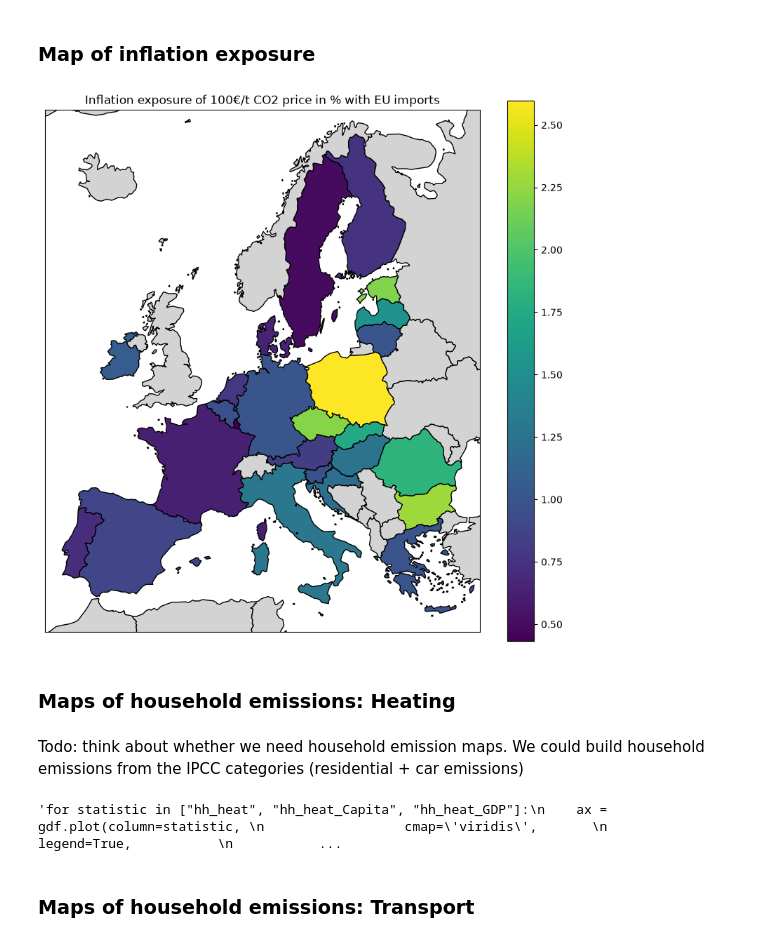
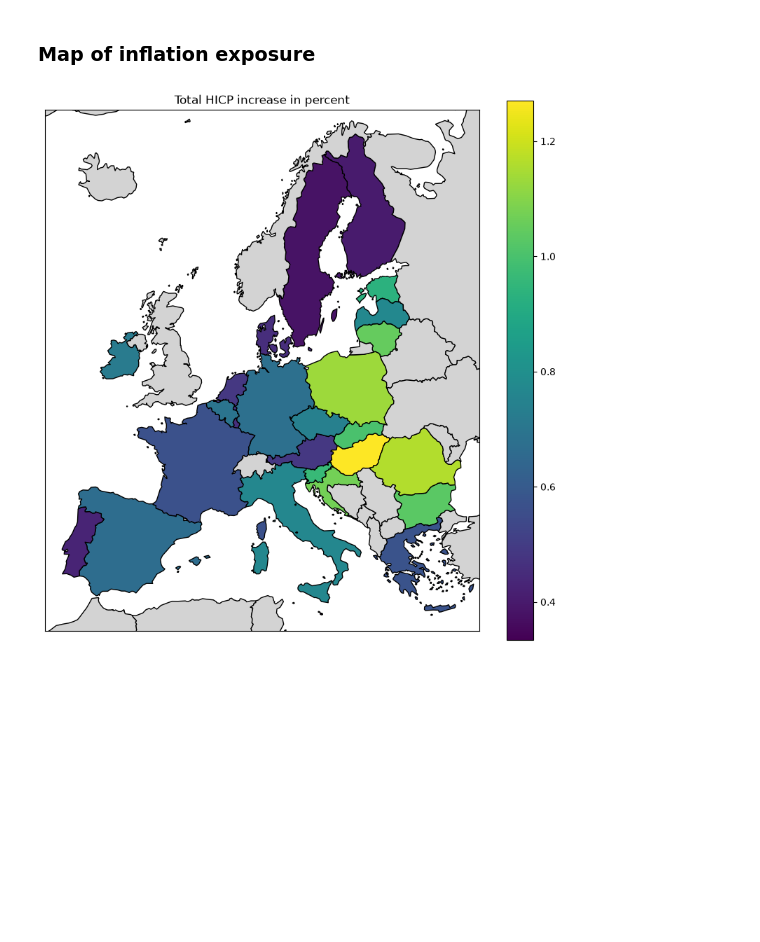
Before and after one commit to wirth-florian/eu-ets-inflation-impact, a Jupyter notebook: code/carbonflation_modelling.ipynb, the cells around one changed output. Saved outputs shown, nothing was run; the diff lists cells and outputs as text; code cells hidden in the pictures; blank space fills up the shorter version.

```diff
--- a/code/carbonflation_modelling.ipynb
+++ b/code/carbonflation_modelling.ipynb
@@ -292,5 +312,6 @@ plt.show()
 # %%
-df = q_ets1and2.develop().to_pandas()
+
+df = q_ets2.develop().to_pandas()
 
 top20 = df.sum().nlargest(19).index
 pct = df.div(df.sum(axis=1), axis=0) * 100
@@ -412,7 +415,7 @@ for country in countries:
 
 # diagonalize delta tau
 dtau_diag = dtau.diag()
-q_diag = q_ets1and2.diag()
+q_diag = q.diag()
 
 P = dtau_diag.mul(q_diag).mul(L)
 
@@ -485,7 +488,10 @@ dP_rec_ccp = Part(labels = [[{"countries":countries, "ccp":coicop_labs}],])
 dP_rec_d_ccp = Part(labels = [[{"countries":countries, "ccp":coicop_labs}],])
 dP_rec_i_ccp = Part(labels = [[{"countries":countries, "ccp":coicop_labs}],])
 
-sectoral_rec = Part(labels = [[{"countries":countries}],[{"sectors":sectors}]])
+all_sectors = sectors + ["Household heating emissions", "Household transport emissions"]
+sectoral_rec = Part(labels = [[{"countries":countries}],[{"sectors":all_sectors}]])
+
+
 sectoral_rec_ccp = Part(labels = [[{"countries":countries, "ccp":coicop_labs}],])
 
 # create new dataframe to store computed hicp inflation impacts
@@ -605,3 +611,8 @@ pop_df = pop_df[
 df["GDP"] = gdp_df.set_index("geo\\TIME_PERIOD")["2022"].astype(float)
 df["POP"] = pop_df.set_index("geo\\TIME_PERIOD")["2022"].astype(float)
 df["GDP_per_capita"] = df["GDP"] / df["POP"]
+
+for country in countries:
+    # average relative and absolute emission intensity of the country in tCO2 per million € output
+    df.loc[country, "Q"] = Q[country].sum(axis=0).data * 1e6
+    df.loc[country, "q"] = Q[country] / df.loc[country, "GDP"] * 1e6  # Emission intensity in tCO2 per million € output
@@ -977,25 +859,23 @@ plt.show()
 # %%
 gdf = gpd.read_file("../data/geodata/CNTR_RG_20M_2024_3035.gpkg")
 # rename EL to GR in the GeoDataFrame
 gdf["CNTR_ID"] = gdf["CNTR_ID"].replace({"EL": "GR"})
 gdf = gdf.merge(df, left_on="CNTR_ID", right_index=True, how="left")
 
-ax = gdf.plot(column='rec_hicp',
+ax = gdf.plot(column='hicp_total',
               cmap='viridis',
               legend=True,
               figsize=(10, 10),
               missing_kwds={'color': 'lightgrey'},
               edgecolor='black')
 
 # Set axis limits to only display the EU region
 ax.set_xlim(2500000, 6000000)
 ax.set_ylim(1300000, 5500000)
-plt.title("Inflation exposure of 100€/t CO2 price in % with EU imports")
+plt.title("Total HICP increase in percent")
 ax.set_xticks([])
 ax.set_yticks([])
 plt.savefig(os.path.join(figure_path, "map_hicp.png"), bbox_inches='tight', dpi=300)
 plt.show()
 # %% [output]
-[figure, old version]
+[figure, new version]
-# %% [markdown]
-### Maps of household emissions: Heating
@@ -1017,23 +881,0 @@ titles = {
-# %% [markdown]
-Todo: think about whether we need household emission maps. We could build household emissions from the IPCC categories (residential + car emissions)
-# %%
-"""for statistic in ["hh_heat", "hh_heat_Capita", "hh_heat_GDP"]:
-    ax = gdf.plot(column=statistic,
-                  cmap='viridis',
-                  legend=True,
-                  figsize=(10, 10),
-                  missing_kwds={'color': 'lightgrey'},
-                  edgecolor='black')
-
-    # Set axis limits to only display the EU region
-    ax.set_xlim(2500000, 6000000)
-    ax.set_ylim(1300000, 5500000)
-    plt.title(titles[statistic])
-    ax.set_xticks([])
-    ax.set_yticks([])
-    plt.savefig(os.path.join(figure_path, f"map_{statistic}.png"), bbox_inches='tight', dpi=300)
-    plt.show()"""
-# %% [output]
-'for statistic in ["hh_heat", "hh_heat_Capita", "hh_heat_GDP"]:\n    ax = gdf.plot(column=statistic, \n                  cmap=\'viridis\',       \n                  legend=True,           \n           ...
-# %% [markdown]
-### Maps of household emissions: Transport
```
Also changed, not shown: parts of 47 cells of this notebook, 21 other files.
